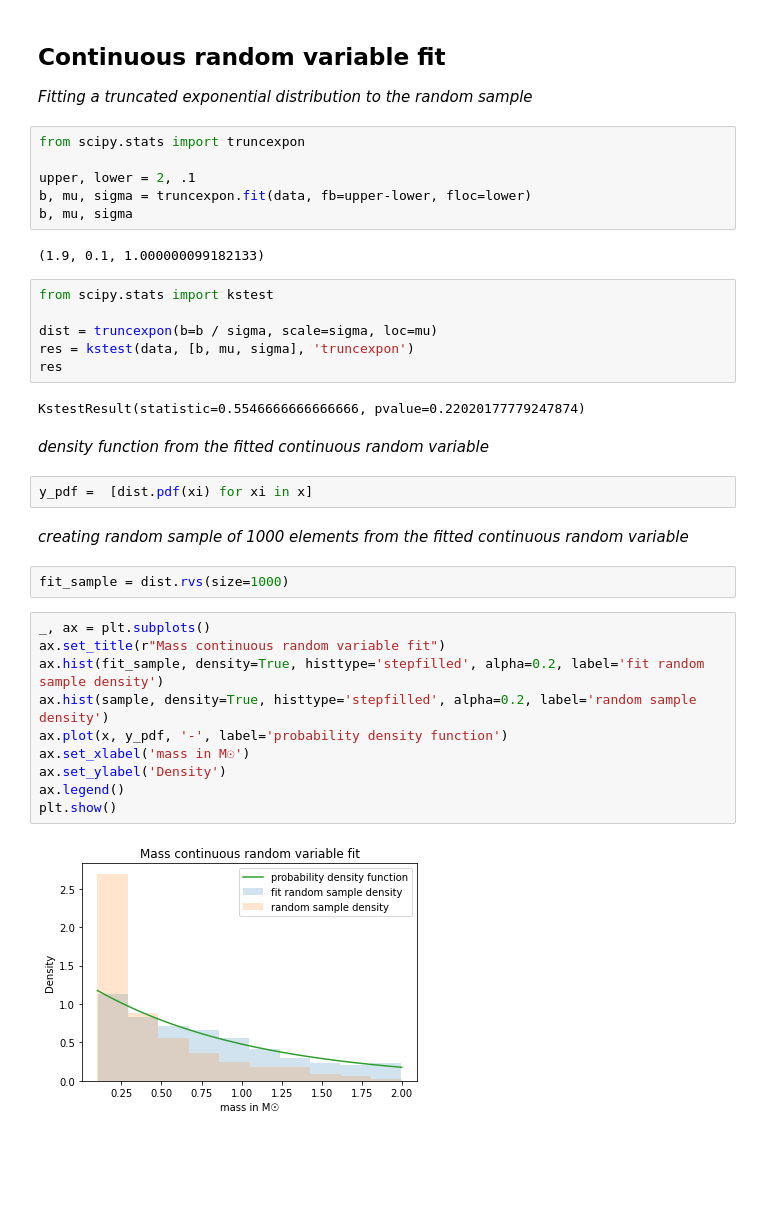
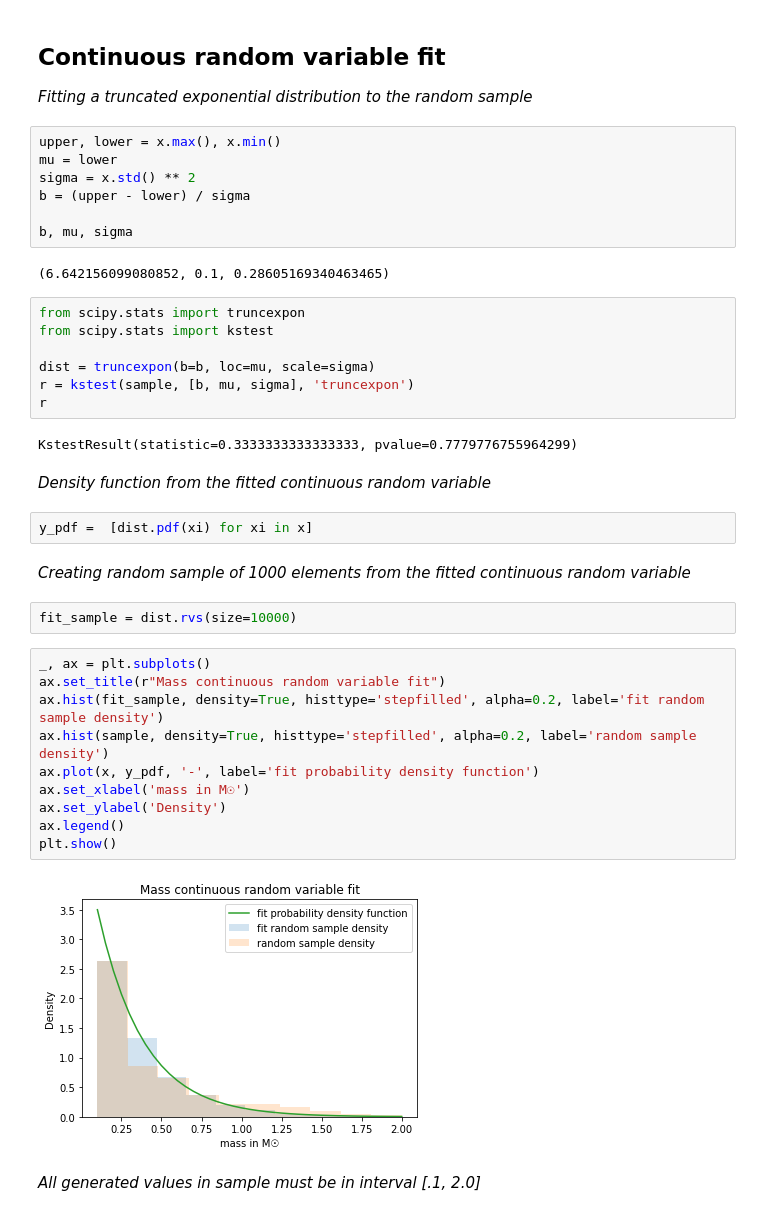
Before and after one commit to vialdj/gs4worldbuilding, a Jupyter notebook: notebooks/stellar_mass.ipynb, the cells around one changed output. Drawn from its saved outputs; the diff is of its cells as text; blank space fills up the shorter version.

Commit message:
adjusted random star mass distribution

```diff
--- a/notebooks/stellar_mass.ipynb
+++ b/notebooks/stellar_mass.ipynb
@@ -52,39 +50,43 @@ plt.show()
 # %% [markdown]
 ## Continuous random variable fit
 *Fitting a truncated exponential distribution to the random sample*
-# %%
-from scipy.stats import truncexpon
-
-upper, lower = 2, .1
-b, mu, sigma = truncexpon.fit(data, fb=upper-lower, floc=lower)
-b, mu, sigma
-# %% [output]
-(1.9, 0.1, 1.000000099182133)
+# %%
+upper, lower = x.max(), x.min()
+mu = lower
+sigma = x.std() ** 2
+b = (upper - lower) / sigma
+
+b, mu, sigma
+# %% [output]
+(6.642156099080852, 0.1, 0.28605169340463465)
 # %%
+from scipy.stats import truncexpon
 from scipy.stats import kstest
 
-dist = truncexpon(b=b / sigma, scale=sigma, loc=mu)
-res = kstest(data, [b, mu, sigma], 'truncexpon')
-res
+dist = truncexpon(b=b, loc=mu, scale=sigma)
+r = kstest(sample, [b, mu, sigma], 'truncexpon')
+r
 # %% [output]
-KstestResult(statistic=0.5546666666666666, pvalue=0.22020177779247874)
+KstestResult(statistic=0.3333333333333333, pvalue=0.7779776755964299)
 # %% [markdown]
-*density function from the fitted continuous random variable*
+*Density function from the fitted continuous random variable*
 # %%
 y_pdf =  [dist.pdf(xi) for xi in x]
 # %% [markdown]
-*creating random sample of 1000 elements from the fitted continuous random variable*
+*Creating random sample of 1000 elements from the fitted continuous random variable*
 # %%
-fit_sample = dist.rvs(size=1000)
+fit_sample = dist.rvs(size=10000)
 # %%
 _, ax = plt.subplots()
 ax.set_title(r"Mass continuous random variable fit")
 ax.hist(fit_sample, density=True, histtype='stepfilled', alpha=0.2, label='fit random sample density')
 ax.hist(sample, density=True, histtype='stepfilled', alpha=0.2, label='random sample density')
-ax.plot(x, y_pdf, '-', label='probability density function')
+ax.plot(x, y_pdf, '-', label='fit probability density function')
 ax.set_xlabel('mass in M☉')
 ax.set_ylabel('Density')
 ax.legend()
 plt.show()
 # %% [output]
-[figure, old version]
+[figure, new version]
+# %% [markdown]
+*All generated values in sample must be in interval [.1, 2.0]*
```
Also changed, not shown: parts of 5 cells of this notebook, 1 other file.
